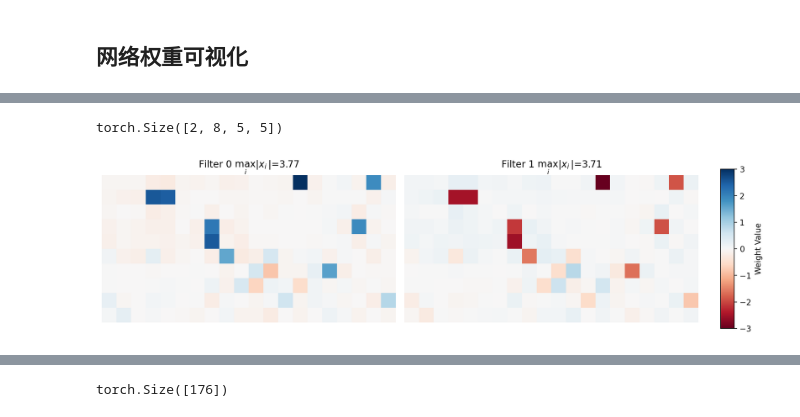
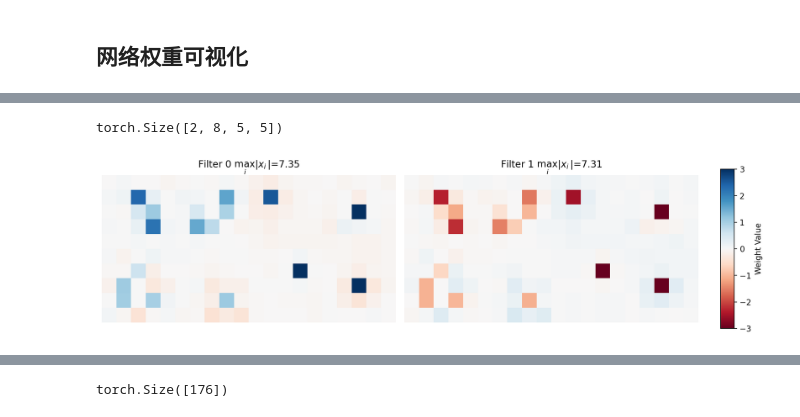
Before and after one commit to hrjtju/BIMSA, a Jupyter notebook: result/predictor_life_simple/analysis.ipynb, the cells around one changed output, grey strips where cells are left out. Drawn from its saved outputs; the diff is of its cells as text; code cells hidden in the pictures.

```diff
--- a/result/predictor_life_simple/analysis.ipynb
+++ b/result/predictor_life_simple/analysis.ipynb
@@ -241,6 +241,9 @@ pwd
 # %%
-model = SimpleCNNSmall()
-path_str_b36s23 = "./2025-10-17_21-03-45_small_2_layer_seq_cnn__200-200-B13_S012V/best_simple_life_SimpleCNNSmall_0.1.0.pth"
+from model_conv import SimpleCNNSmall2Layer
+
+
+model = SimpleCNNSmall2Layer()
+path_str_b36s23 = "2025-11-03_15-12-24_small_2_layer_seq_cnn__200-200-B3_S23"
 
 rule = "B13_S012V"
 model_name = "small_2_layer_seq_cnn"
@@ -382,35 +368,38 @@ import numpy as np
 from typing import List
 from matplotlib.axes import Axes
 from matplotlib import cm
 
-kernel = state_dict["conv3.weight"]
+model.load_state_dict(torch.load(os.path.join(path_str_b36s23, "best_simple_life_SimpleCNNSmall2Layer_0.1.0.pth")))
+state_dict = model.state_dict()
+
+kernel = state_dict["conv2.weight"]
 print(kernel.shape)
 
 col_num = 4 if kernel.shape[0] >= 8 else 2
 
 fig, axs = plt.subplots(kernel.shape[0]//col_num, col_num, dpi=200, figsize=(12, 4))
 axs: np.ndarray|List[List[Axes]]
 axs: np.ndarray|List[Axes] = axs.flatten()
 
 vmin, vmax = -3, 3
 cmap = 'RdBu'
 im = None
 
 for idx, m in enumerate(kernel):
     axs[idx].imshow(rearrange(m, "(d c) w h -> (d w) (c h)", d=(2 if m.shape[0] > 2 else 1)), cmap=cmap, vmin=vmin, vmax=vmax)
     axs[idx].set_title(f"Filter {idx} $\max_i |x_i|$={m.abs().max():.2f}")
     axs[idx].axis('off')
 
 plt.tight_layout()
 
 cbar_ax = fig.add_axes([0.92, 0.15, 0.02, 0.7])  # [left, bottom, width, height]
 fig.colorbar(cm.ScalarMappable(norm=plt.Normalize(vmin=vmin, vmax=vmax), cmap=cmap), cax=cbar_ax, label='Weight Value')
 
 plt.tight_layout(rect=[0, 0, 0.9, 1])
 plt.show()
 # %% [output]
 torch.Size([2, 8, 5, 5])
-[figure, old version]
+[figure, new version]
 # %%
 model = SimpleP4CNNSmall()
 # %%
```
Also changed, not shown: parts of 3 cells of this notebook, 1 other file.
